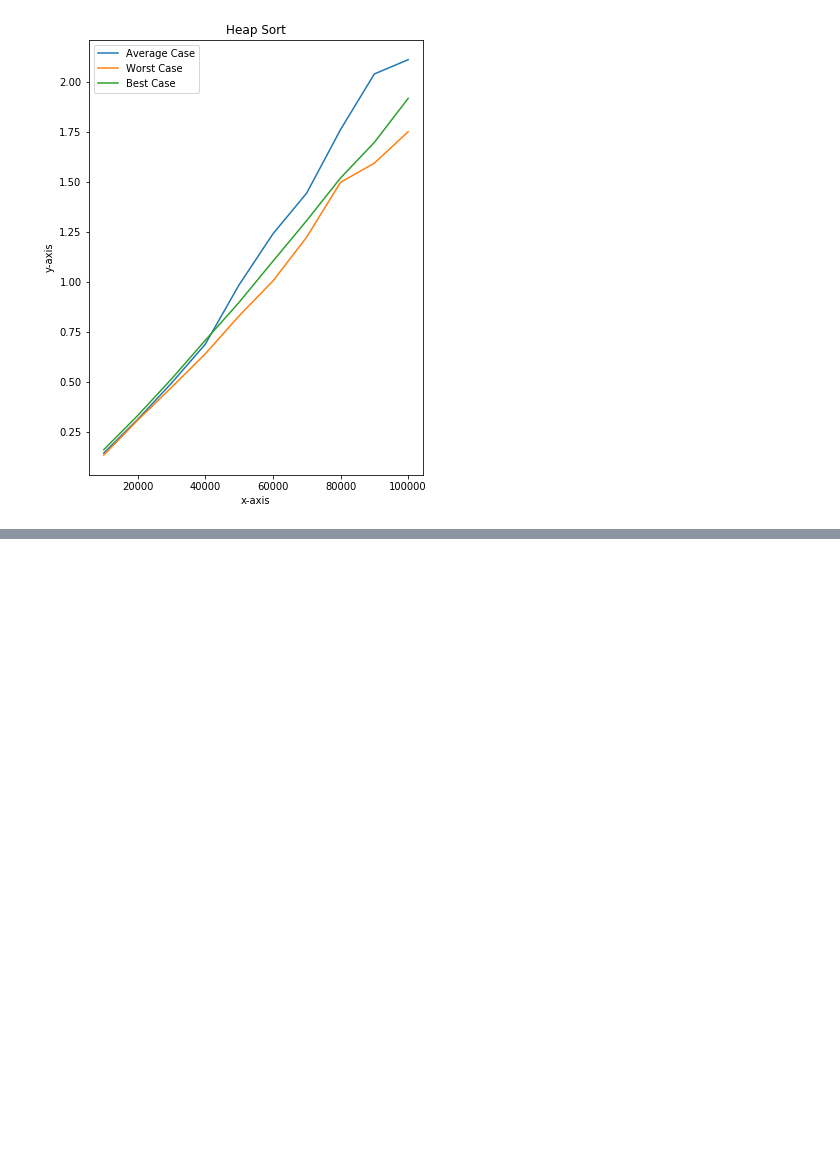
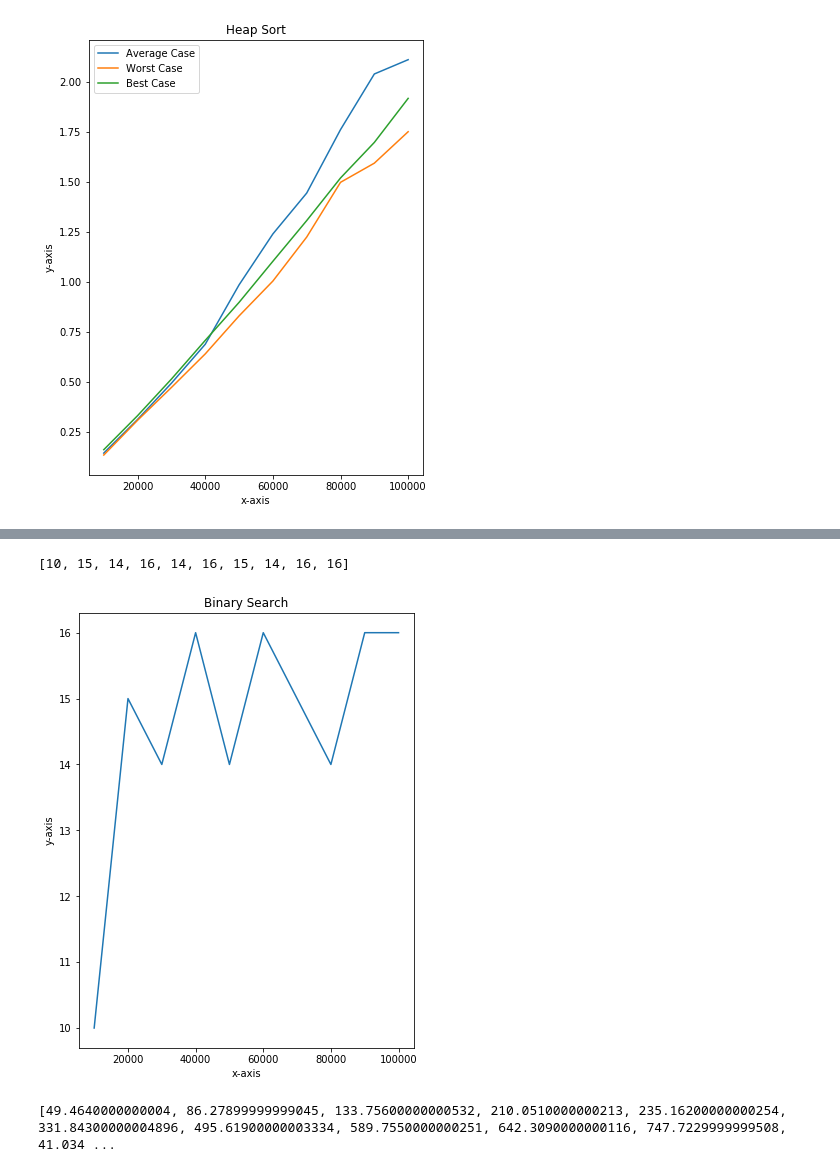
Before and after one commit to TanuAgrawal123/Complete-DS_Algo-with-Python, a Jupyter notebook: graph plotiing of various algo timecomplexity.ipynb, the cells around one changed output, grey strips where cells are left out. Drawn from its saved outputs; the diff is of its cells as text; code cells hidden in the pictures; blank space fills up the shorter version.

```diff
--- a/graph plotiing of various algo timecomplexity.ipynb
+++ b/graph plotiing of various algo timecomplexity.ipynb
@@ -371,0 +462,21 @@ BinarySearch(Arr,ele)
+# %%
+
+import random
+
+
+f = open("ascending.txt", "rt")
+
+K=[0]*10
+x=0
+A=[]
+for line in f:
+    A.append(int(line))
+
+for i in range(1,11):
+
+    ele=random.randrange(1,10000*i)
+    s=BinarySearch(A[:i*10000],ele)
+
+
+    K[x]=s
+    x+=1
@@ -371,0 +494,21 @@ BinarySearch(Arr,ele)
+# %%
+K
+# %% [output]
+[10, 15, 14, 16, 14, 16, 15, 14, 16, 16]
+# %%
+import matplotlib.pyplot as plt
+X=[10000,20000,30000,40000,50000,60000,70000,80000,90000,100000]
+Y1=[i for i in K[0:10]]
+
+
+plt.figure(figsize=(6,8))
+plt.plot(X,Y1)
+
+
+plt.xlabel("x-axis") # naming the x axis
+plt.ylabel("y-axis")  # naming the y axis
+plt.title("Binary Search") # title of the graph
+
+plt.show()
+# %% [output]
+[figure, added]
@@ -371,0 +549,32 @@ BinarySearch(Arr,ele)
+# %%
+import time
+f1 = open("random.txt", "rt")
+f2 = open("descending.txt", "rt")
+f3 = open("ascending.txt", "rt")
+s=[f1,f2,f3]
+K=[0]*30
+x=0
+
+for p in range(0,3):
+    f=s[p]
+    A=[]
+    f.seek(0)
+
+    for line in f:
+        A.append(int(line))
+    for i in range(1,11):
+
+        S=A[0:i*10000]
+
+        tstart = time.clock()
+        MergeSort(S,0,i*10000)
+        tend = time.clock()
+        t=(tend-tstart)
+
+        k=t*1000
+        K[x]=k
+        x+=1
+
+print(K)
+# %% [output]
+[49.4640000000004, 86.27899999999045, 133.75600000000532, 210.0510000000213, 235.16200000000254, 331.84300000004896, 495.61900000003334, 589.7550000000251, 642.3090000000116, 747.7229999999508, 41.034 ...
```
Also changed, not shown: parts of 16 cells of this notebook, 2 other files.
